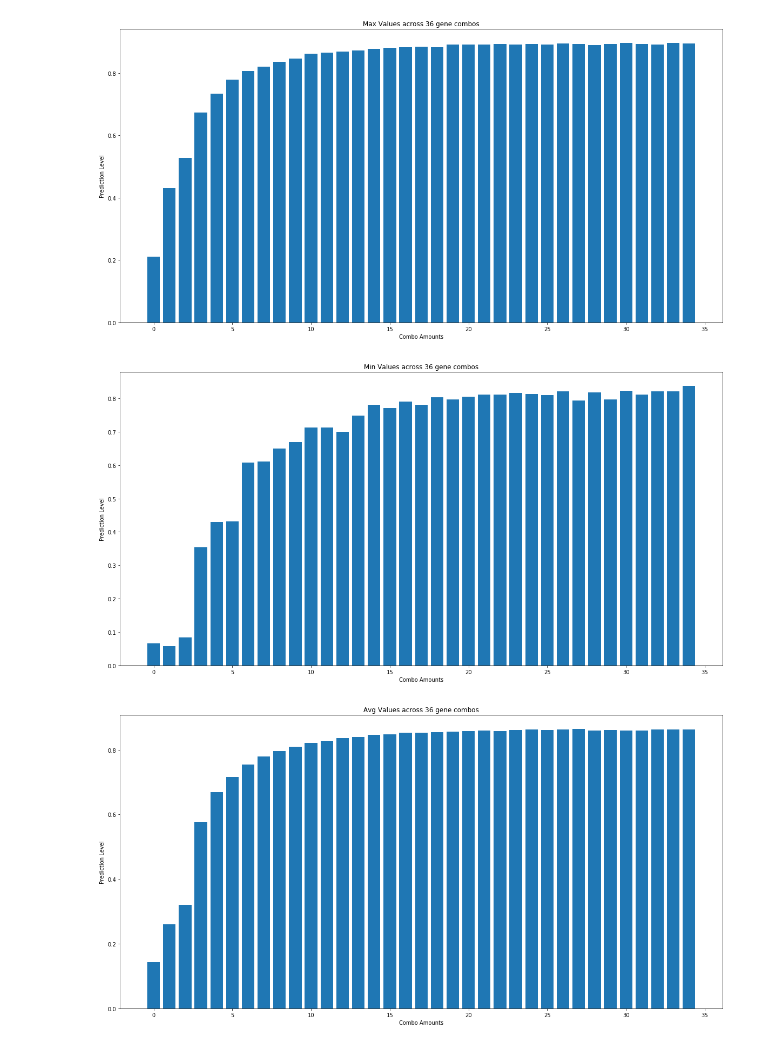
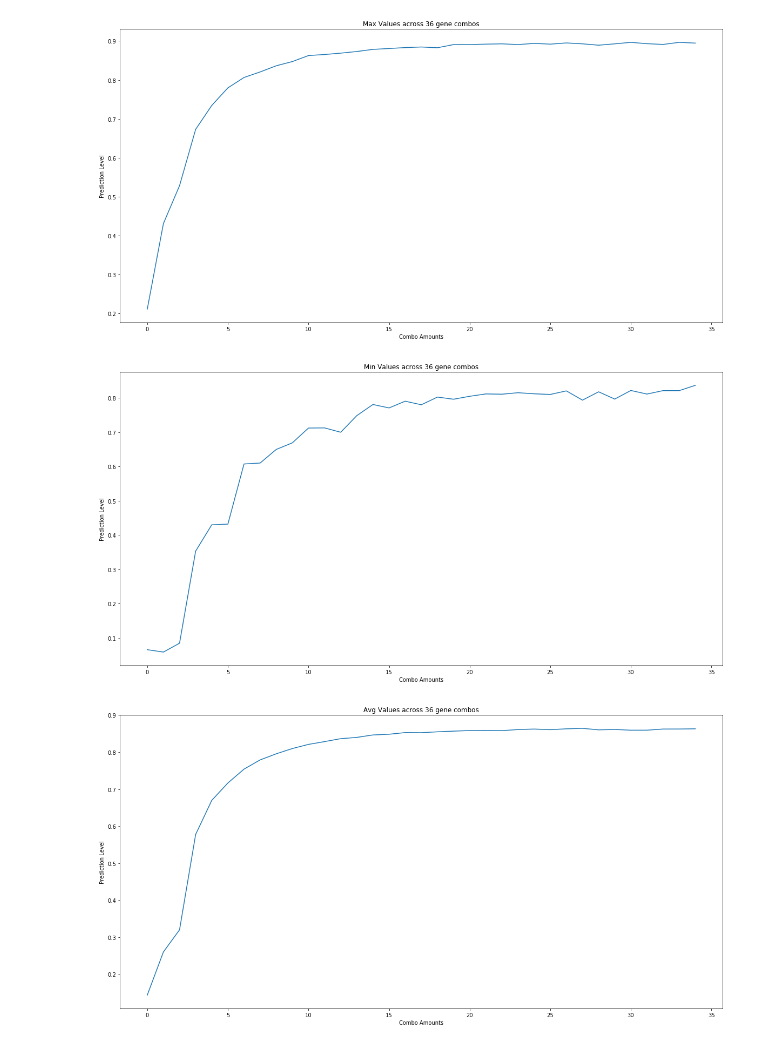
Before and after one commit to SystemsGenetics/gene-oracle, a Jupyter notebook: hedgehog/hedgehog_combo_results.ipynb, the cells around one changed output. Drawn from its saved outputs; the diff is of its cells as text; code cells hidden in the pictures.

Commit message:
update hedgehog notebook to use line graphs

```diff
--- a/hedgehog/hedgehog_combo_results.ipynb
+++ b/hedgehog/hedgehog_combo_results.ipynb
@@ -20,33 +20,33 @@ for i in range(len(results)):
 # %%
 fig = plt.figure(figsize=(20,10))
 x = np.arange(len(maxs))
-plt.bar(x,maxs)
+plt.plot(x,maxs)
 plt.xlabel('Combo Amounts')
 plt.title("Max Values across 36 gene combos")
 plt.ylabel("Prediction Level")
 plt.show()
 # %% [output]
-[figure, old version]
+[figure, new version]
 # %%
 fig = plt.figure(figsize=(20,10))
 x = np.arange(len(maxs))
-plt.bar(x,mins)
+plt.plot(x,mins)
 plt.xlabel('Combo Amounts')
 plt.title("Min Values across 36 gene combos")
 plt.ylabel("Prediction Level")
 plt.show()
 # %% [output]
-[figure, old version]
+[figure, new version]
 # %%
 fig = plt.figure(figsize=(20,10))
 x = np.arange(len(avgs))
-plt.bar(x,avgs)
+plt.plot(x,avgs)
 plt.xlabel('Combo Amounts')
 plt.title("Avg Values across 36 gene combos")
 plt.ylabel("Prediction Level")
 plt.show()
 # %% [output]
-[figure, old version]
+[figure, new version]
 # %%
 fig = plt.figure(figsize=(20,10))
 x = np.arange(len(avgs))
```
Also changed, not shown: parts of 2 cells of this notebook, 4 other files.
